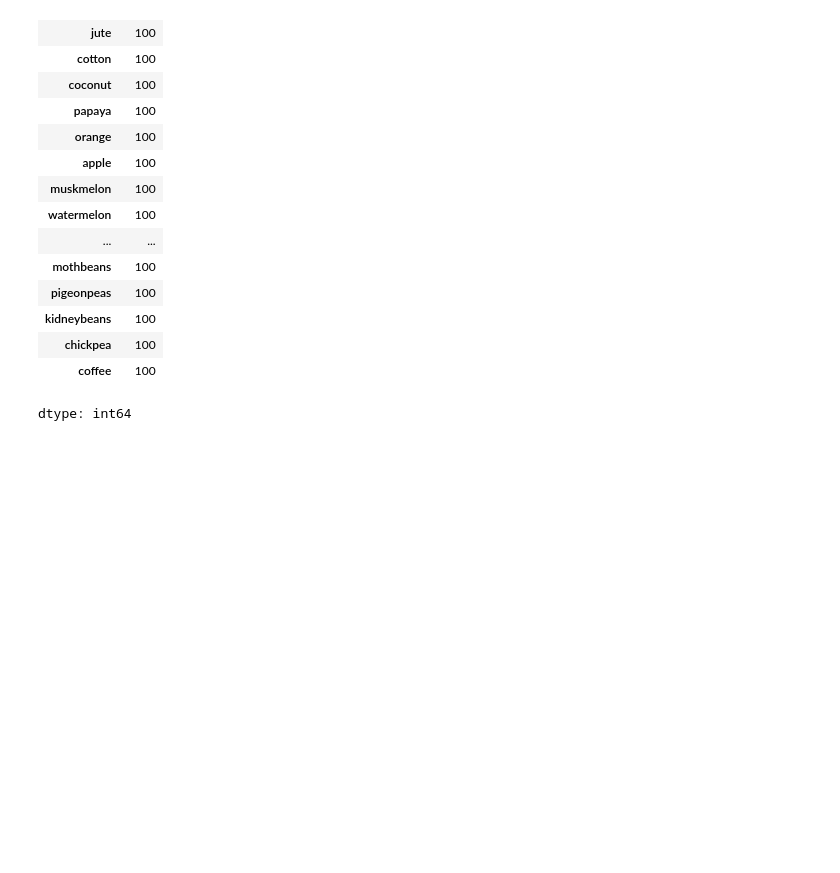
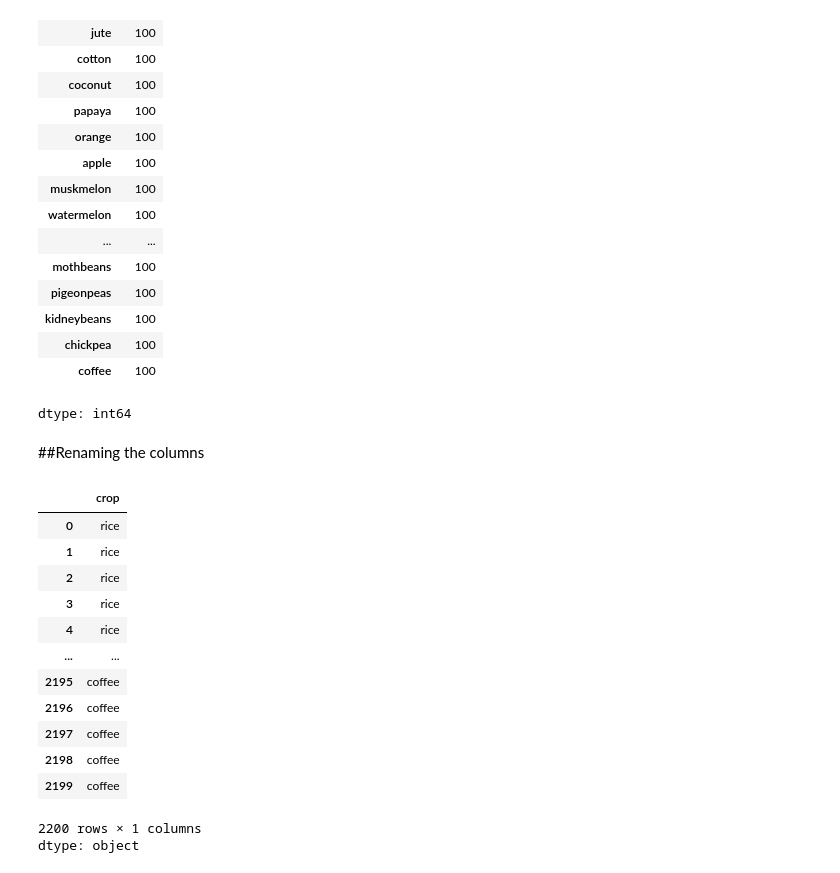
Before and after one commit to HaninEssam215/Crop-Recommendation-System, a Jupyter notebook: Crop_Recommendation_System.ipynb, the cells around one changed output. Drawn from its saved outputs; the diff is of its cells as text; code cells hidden in the pictures; blank space fills up the shorter version.

Commit message:
Renaming the label column to crop

```diff
--- a/Crop_Recommendation_System.ipynb
+++ b/Crop_Recommendation_System.ipynb
@@ -77,3 +78,22 @@ DF['label'].value_counts()
 | chickpea | 100 |
 | coffee | 100 |
 dtype: int64
+# %% [markdown]
+##Renaming the columns
+# %%
+DF['label'].rename('crop', inplace=True)
+# %% [output]
+|  | crop |
+| 0 | rice |
+| 1 | rice |
+| 2 | rice |
+| 3 | rice |
+| 4 | rice |
+| ... | ... |
+| 2195 | coffee |
+| 2196 | coffee |
+| 2197 | coffee |
+| 2198 | coffee |
+| 2199 | coffee |
+2200 rows × 1 columns
+dtype: object
```
Also changed, not shown: parts of 1 cell of this notebook.
